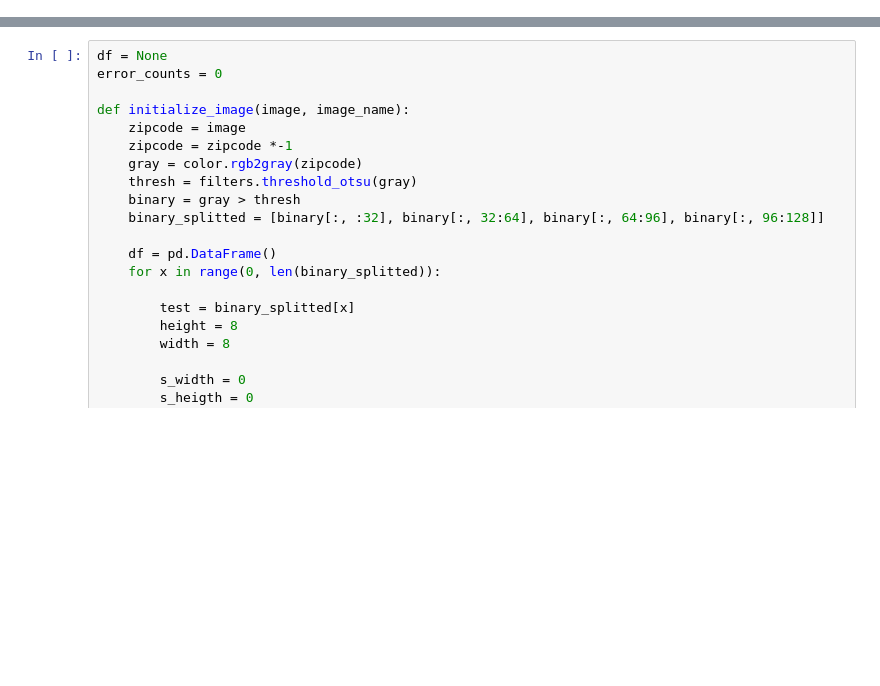
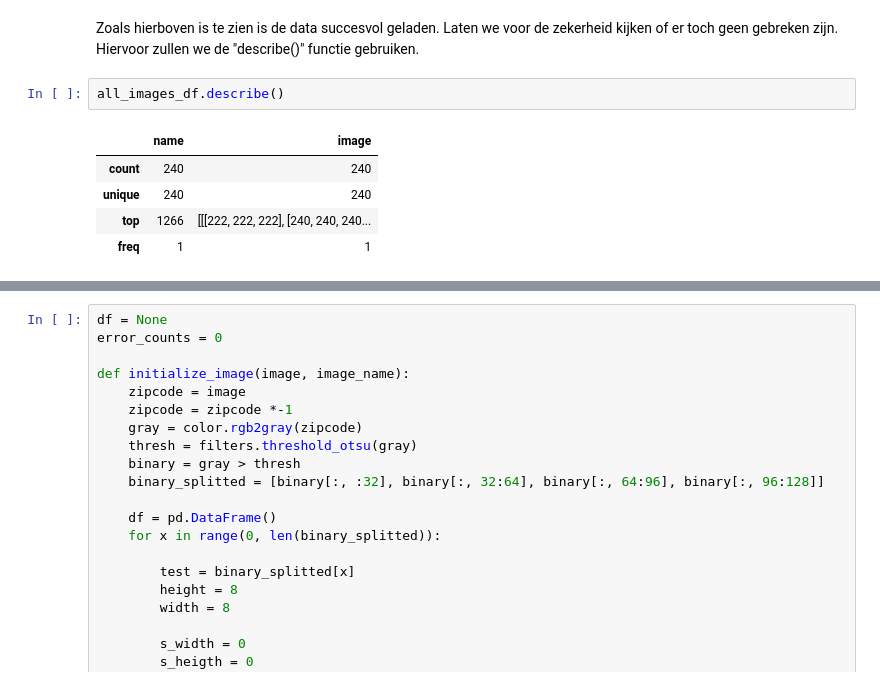
Before and after one commit to isahin1997/00MySchool, a Jupyter notebook: schoolopdrachten/BD_IML/assignments/final/final assignment/notebooks/grid_based_class.ipynb, the cells around one changed output, grey strips where cells are left out. Cells and saved outputs as stored; diff of their text form; blank space fills up the shorter version.

```diff
--- a/schoolopdrachten/BD_IML/assignments/final/final assignment/notebooks/grid_based_class.ipynb
+++ b/schoolopdrachten/BD_IML/assignments/final/final assignment/notebooks/grid_based_class.ipynb
@@ -77,0 +95,10 @@ all_images_df
+# %% [markdown]
+Zoals hierboven is te zien is de data succesvol geladen. Laten we voor de zekerheid kijken of er toch geen gebreken zijn. Hiervoor zullen we de "describe()" functie gebruiken.
+# %%
+all_images_df.describe()
+# %% [output]
+|  | name | image |
+| count | 240 | 240 |
+| unique | 240 | 240 |
+| top | 1266 | [[[222, 222, 222], [240, 240, 240... |
+| freq | 1 | 1 |
```
Also changed, not shown: parts of 77 cells of this notebook, 4 other files.
